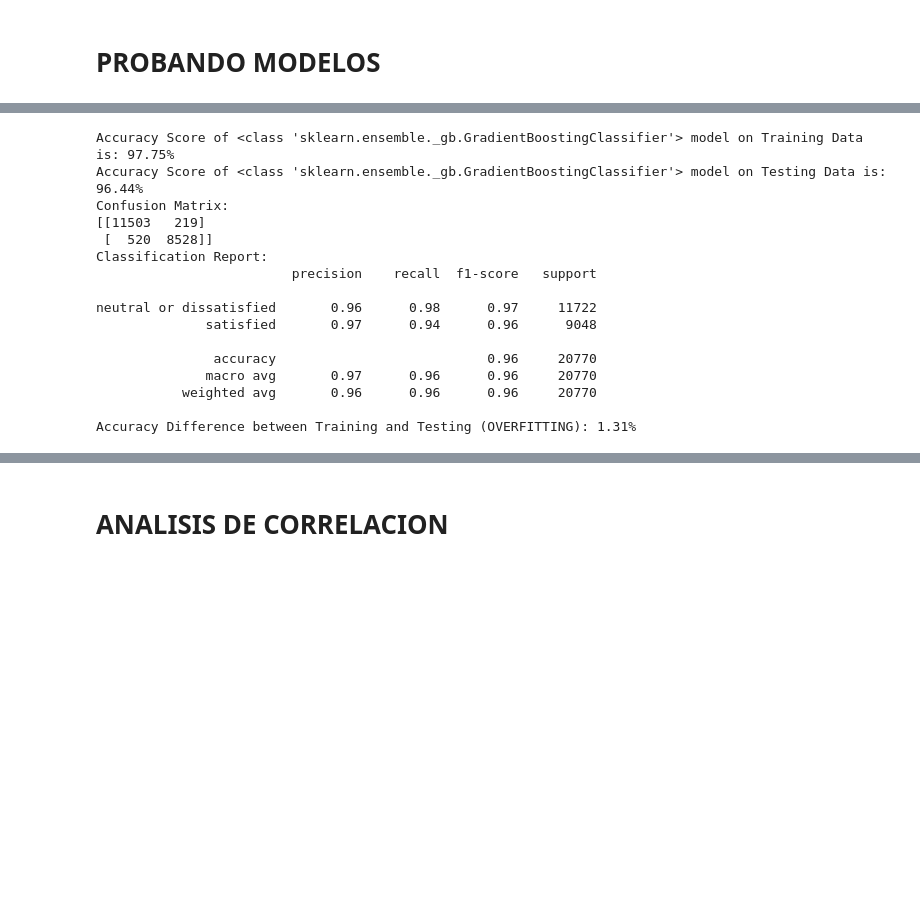
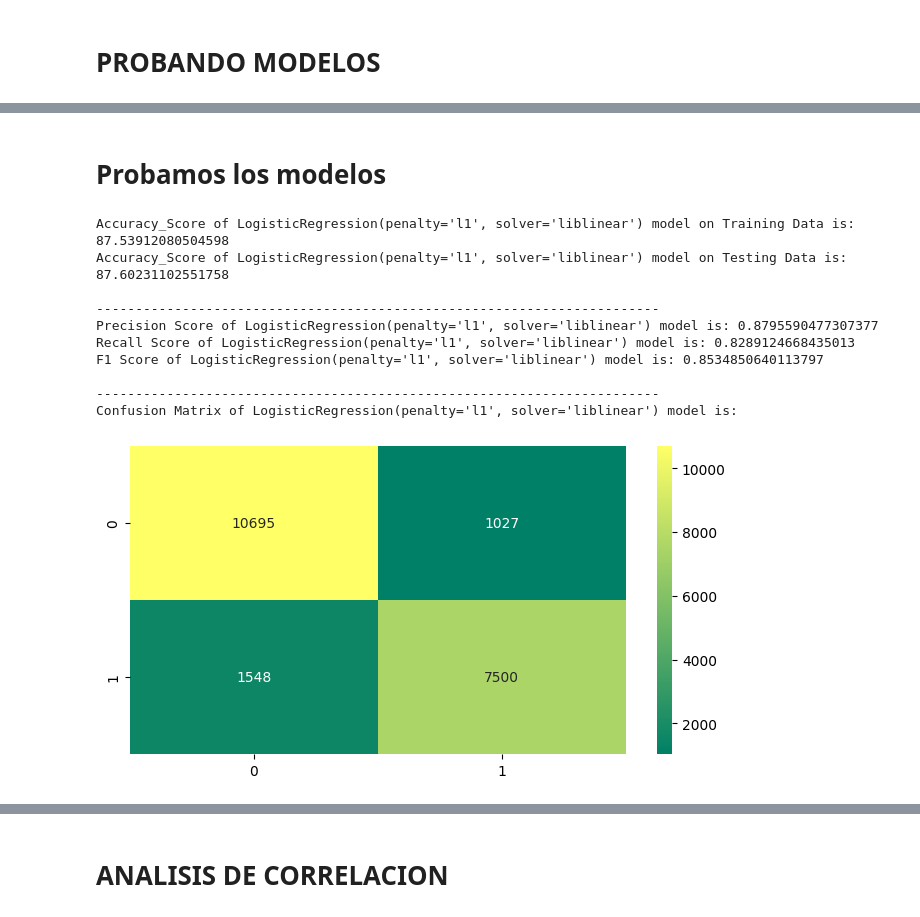
Before and after one commit to AI-School-F5-P2/F5_airlines, a Jupyter notebook: airline_main/main.ipynb, the cells around one changed output, grey strips where cells are left out. Drawn from its saved outputs; the diff is of its cells as text; code cells hidden in the pictures; blank space fills up the shorter version.

Commit message:
Feat: Unificar test_sgs con main

```diff
--- a/airline_main/main.ipynb
+++ b/airline_main/main.ipynb
@@ -222,7 +229,7 @@ df.describe()
 | 75% | 51.000000 | 1743.000000 | 4.000000 | 4.000000 | 4.000000 | ... |
 | max | 85.000000 | 4983.000000 | 5.000000 | 5.000000 | 5.000000 | ... |
 # %%
-var_numericas = ["Age","Flight Distance","Inflight wifi service","Departure/Arrival time convenient",	"Ease of Online booking",
+num_cols = ["Age","Flight Distance","Inflight wifi service","Departure/Arrival time convenient",	"Ease of Online booking",
                  "Gate location",	"Food and drink",	"Online boarding",	"Seat comfort",	"Inflight entertainment",	"On-board service",
                  "Leg room service",	"Baggage handling",	"Checkin service",	"Inflight service",	"Cleanliness",	"Departure Delay in Minutes",
                  "Arrival Delay in Minutes"]
@@ -333,9 +340,9 @@ plt.show()
 # %% [markdown]
 ### Revisamos cuantas y cuales columnas categoricas hay
 # %%
-var_categoricas =[column for column, count in dict(df.nunique()).items()
+cat_cols =[column for column, count in dict(df.nunique()).items()
              if (df[column].dtype=="O") & (count<10)]
-var_categoricas
+cat_cols
 # %% [output]
 ['Gender', 'Customer Type', 'Type of Travel', 'Class', 'satisfaction']
 # %% [markdown]
@@ -493,0 +423,4 @@ def model_prediction(model):
+# %%
+# Función para convertir a int
+def to_int(series):
+    return series.astype(int)
@@ -668,42 +572,17 @@ y_test_pred = pipeline.predict(X_test)
-# %%
-# Calcular el puntaje de precisión en los datos de entrenamiento y prueba
-a = accuracy_score(y_train, y_train_pred) * 100
-b = accuracy_score(y_test, y_test_pred) * 100
-
-training_score.append(a)
-testing_score.append(b)
-
-print(f"Accuracy Score of {GradientBoostingClassifier} model on Training Data is: {a:.2f}%")
-print(f"Accuracy Score of {GradientBoostingClassifier} model on Testing Data is: {b:.2f}%")
-
-
-# Calcular la matriz de confusión
-confusion = confusion_matrix(y_test, y_test_pred)
-print("Confusion Matrix:")
-print(confusion)
-
-# Mostrar el informe de clasificación
-classification_rep = classification_report(y_test, y_test_pred)
-print("Classification Report:")
-print(classification_rep)
-
-# Calcular la diferencia de precisión entre entrenamiento y prueba
-accuracy_difference = a - b
-print(f"Accuracy Difference between Training and Testing (OVERFITTING): {accuracy_difference:.2f}%")
-# %% [output]
-Accuracy Score of <class 'sklearn.ensemble._gb.GradientBoostingClassifier'> model on Training Data is: 97.75%
-Accuracy Score of <class 'sklearn.ensemble._gb.GradientBoostingClassifier'> model on Testing Data is: 96.44%
-Confusion Matrix:
-[[11503   219]
- [  520  8528]]
-Classification Report:
-                         precision    recall  f1-score   support
-
-neutral or dissatisfied       0.96      0.98      0.97     11722
-              satisfied       0.97      0.94      0.96      9048
-
-               accuracy                           0.96     20770
-              macro avg       0.97      0.96      0.96     20770
-           weighted avg       0.96      0.96      0.96     20770
-
-Accuracy Difference between Training and Testing (OVERFITTING): 1.31%
+# %% [markdown]
+# Probamos los modelos
+# %%
+model_pred(LogisticRegression(solver= 'liblinear',penalty='l1'))
+#model_prediction(LogisticRegression(solver= 'liblinear',penalty='l1'))
+# %% [output]
+Accuracy_Score of LogisticRegression(penalty='l1', solver='liblinear') model on Training Data is: 87.53912080504598
+Accuracy_Score of LogisticRegression(penalty='l1', solver='liblinear') model on Testing Data is: 87.60231102551758
+
+------------------------------------------------------------------------
+Precision Score of LogisticRegression(penalty='l1', solver='liblinear') model is: 0.8795590477307377
+Recall Score of LogisticRegression(penalty='l1', solver='liblinear') model is: 0.8289124668435013
+F1 Score of LogisticRegression(penalty='l1', solver='liblinear') model is: 0.8534850640113797
+
+------------------------------------------------------------------------
+Confusion Matrix of LogisticRegression(penalty='l1', solver='liblinear') model is:
+[figure, added]
```
Also changed, not shown: parts of 33 cells of this notebook.
